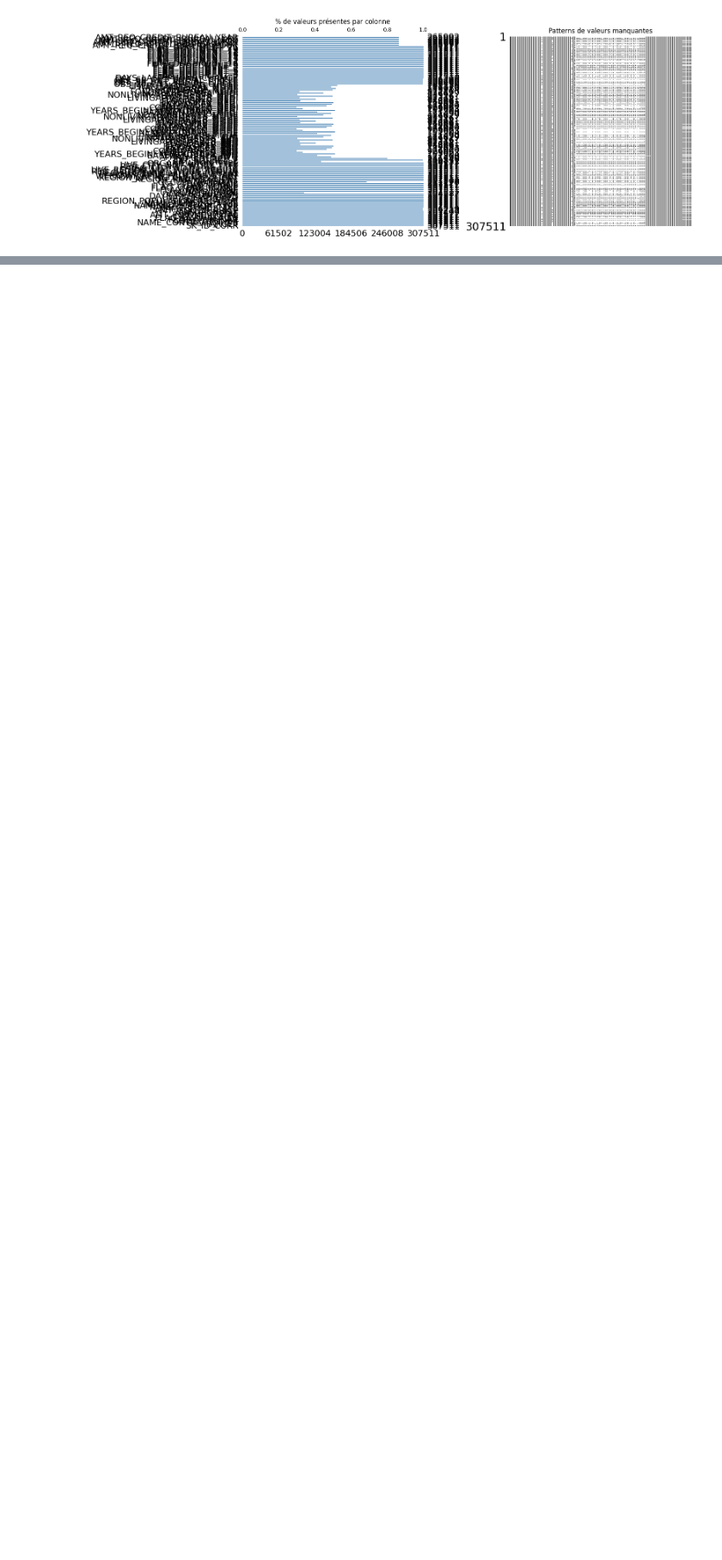
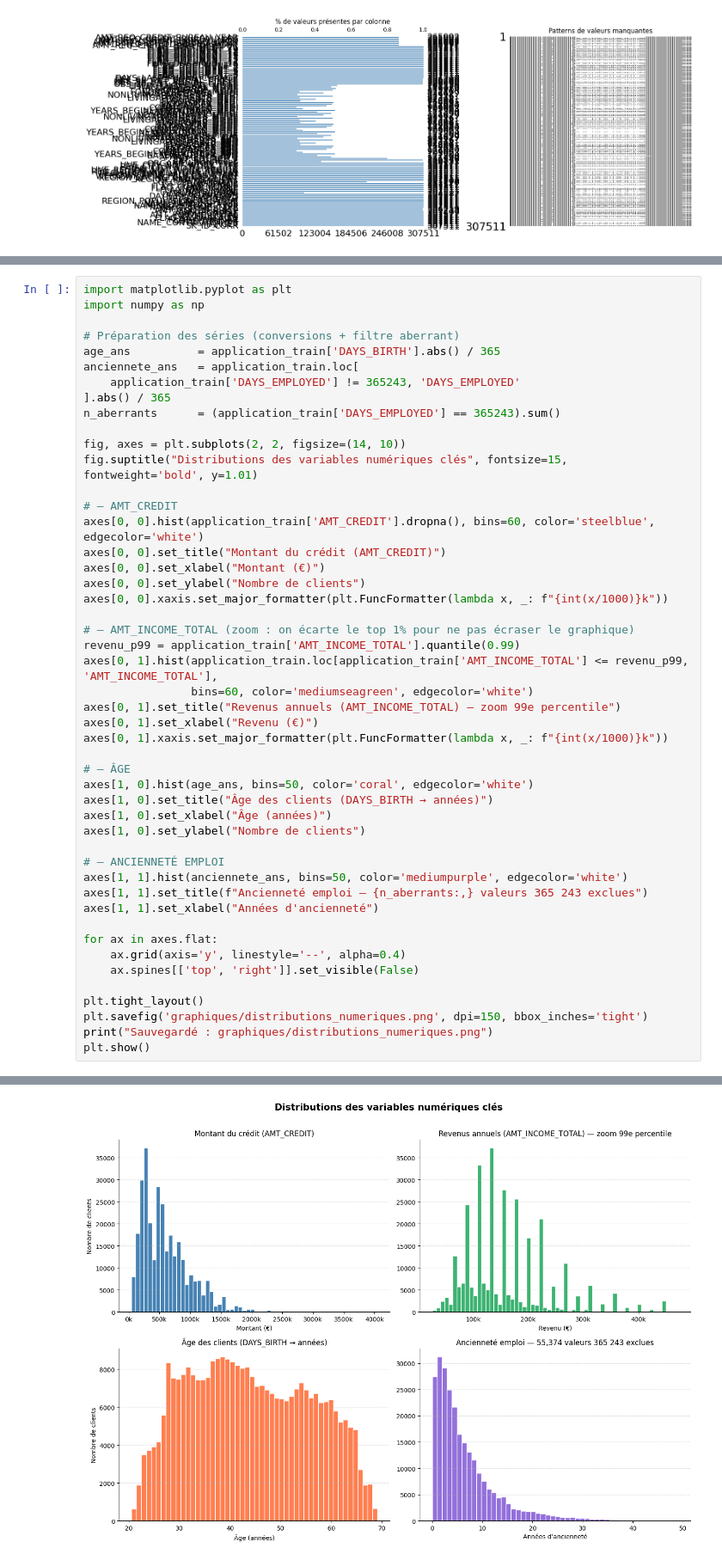
Before and after one commit to dibattista/Initiez-vous-au-MLOps, a Jupyter notebook: notebook.ipynb, the cells around one changed output, grey strips where cells are left out. Shown at 86% size. Saved outputs shown, nothing was run; the diff lists cells and outputs as text; blank space fills up the shorter version.

```diff
--- a/notebook.ipynb
+++ b/notebook.ipynb
@@ -313,0 +739,49 @@ plt.show()
+# %%
+import matplotlib.pyplot as plt
+import numpy as np
+
+# Préparation des séries (conversions + filtre aberrant)
+age_ans          = application_train['DAYS_BIRTH'].abs() / 365
+anciennete_ans   = application_train.loc[
+    application_train['DAYS_EMPLOYED'] != 365243, 'DAYS_EMPLOYED'
+].abs() / 365
+n_aberrants      = (application_train['DAYS_EMPLOYED'] == 365243).sum()
+
+fig, axes = plt.subplots(2, 2, figsize=(14, 10))
+fig.suptitle("Distributions des variables numériques clés", fontsize=15, fontweight='bold', y=1.01)
+
+# — AMT_CREDIT
+axes[0, 0].hist(application_train['AMT_CREDIT'].dropna(), bins=60, color='steelblue', edgecolor='white')
+axes[0, 0].set_title("Montant du crédit (AMT_CREDIT)")
+axes[0, 0].set_xlabel("Montant (€)")
+axes[0, 0].set_ylabel("Nombre de clients")
+axes[0, 0].xaxis.set_major_formatter(plt.FuncFormatter(lambda x, _: f"{int(x/1000)}k"))
+
+# — AMT_INCOME_TOTAL (zoom : on écarte le top 1% pour ne pas écraser le graphique)
+revenu_p99 = application_train['AMT_INCOME_TOTAL'].quantile(0.99)
+axes[0, 1].hist(application_train.loc[application_train['AMT_INCOME_TOTAL'] <= revenu_p99, 'AMT_INCOME_TOTAL'],
+                bins=60, color='mediumseagreen', edgecolor='white')
+axes[0, 1].set_title("Revenus annuels (AMT_INCOME_TOTAL) — zoom 99e percentile")
+axes[0, 1].set_xlabel("Revenu (€)")
+axes[0, 1].xaxis.set_major_formatter(plt.FuncFormatter(lambda x, _: f"{int(x/1000)}k"))
+
+# — ÂGE
+axes[1, 0].hist(age_ans, bins=50, color='coral', edgecolor='white')
+axes[1, 0].set_title("Âge des clients (DAYS_BIRTH → années)")
+axes[1, 0].set_xlabel("Âge (années)")
+axes[1, 0].set_ylabel("Nombre de clients")
+
+# — ANCIENNETÉ EMPLOI
+axes[1, 1].hist(anciennete_ans, bins=50, color='mediumpurple', edgecolor='white')
+axes[1, 1].set_title(f"Ancienneté emploi — {n_aberrants:,} valeurs 365 243 exclues")
+axes[1, 1].set_xlabel("Années d'ancienneté")
+
+for ax in axes.flat:
+    ax.grid(axis='y', linestyle='--', alpha=0.4)
+    ax.spines[['top', 'right']].set_visible(False)
+
+plt.tight_layout()
+plt.savefig('graphiques/distributions_numeriques.png', dpi=150, bbox_inches='tight')
+print("Sauvegardé : graphiques/distributions_numeriques.png")
+plt.show()
+# %% [output]
@@ -313,0 +789 @@ plt.show()
+[figure, added]
```
Also changed, not shown: parts of 35 cells of this notebook, 11 other files.
